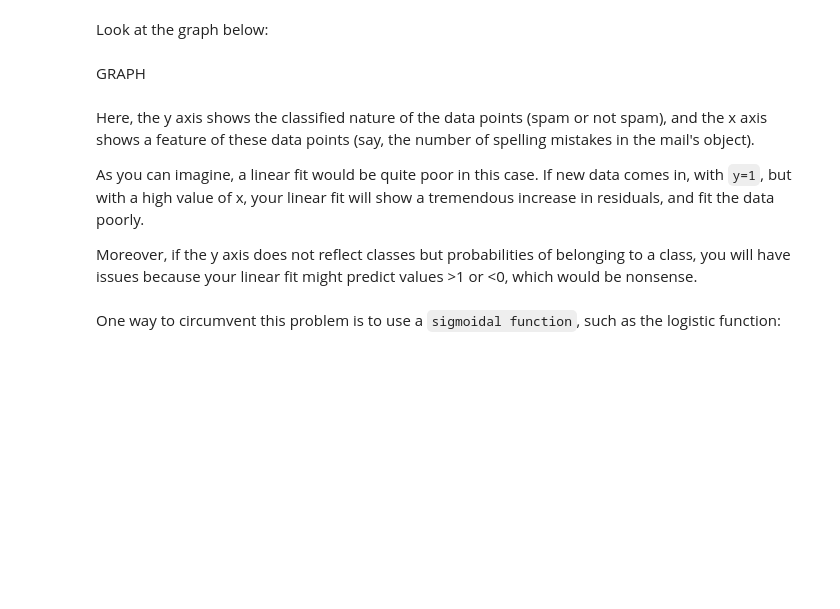
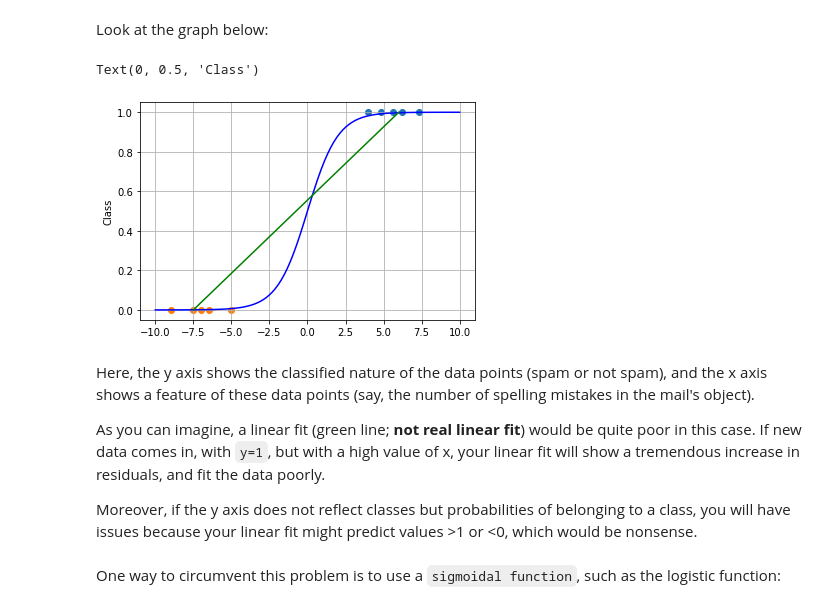
Before and after one commit to juls-dotcom/juls-dotcom.github.io, a Jupyter notebook: content/2020_10_logistic_regression.ipynb, the cells around one changed output. Saved outputs shown, nothing was run; the diff lists cells and outputs as text; code cells hidden in the pictures; blank space fills up the shorter version.

```diff
--- a/content/2020_10_logistic_regression.ipynb
+++ b/content/2020_10_logistic_regression.ipynb
@@ -27,12 +27,23 @@ Logisti regressions can be used in different scenarios:
 Let's first explain why the most common use of Logistic Regression is classification. Again, to be clear, Logistic Regression is not a classification algorithm per se. It can be used for classification is a threshold is set, above and below which the vector of features will categorize the data point as belonging to one class or the other.
 # %% [markdown]
 Look at the graph below:
-# %% [markdown]
-GRAPH
+# %%
+plt.scatter(positive[1],positive[0]);
+plt.scatter(negative[1],negative[0]);
+
+sigmoid = lambda x: 1 / (1 + np.exp(-x))
+x=np.linspace(-10,10,100)
+plt.plot(y,sigmoid(x),'b', label='linspace(-10,10,100)')
+plt.plot(np.linspace(-7.5,6,100), np.linspace(0,1,100), 'g')
+plt.grid()
+plt.ylabel('Class')
+# %% [output]
+Text(0, 0.5, 'Class')
+[figure, added]
 # %% [markdown]
 Here, the y axis shows the classified nature of the data points (spam or not spam), and the x axis shows a feature of these data points (say, the number of spelling mistakes in the mail's object).
 
-As you can imagine, a linear fit would be quite poor in this case. If new data comes in, with `y=1`, but with a high value of x, your linear fit will show a tremendous increase in residuals, and fit the data poorly.
+As you can imagine, a linear fit (green line; **not real linear fit**) would be quite poor in this case. If new data comes in, with `y=1`, but with a high value of x, your linear fit will show a tremendous increase in residuals, and fit the data poorly.
 
 Moreover, if the y axis does not reflect classes but probabilities of belonging to a class, you will have issues because your linear fit might predict values >1 or <0, which would be nonsense.
 # %% [markdown]
```
Also changed, not shown: parts of 6 cells of this notebook, 54 other files.
